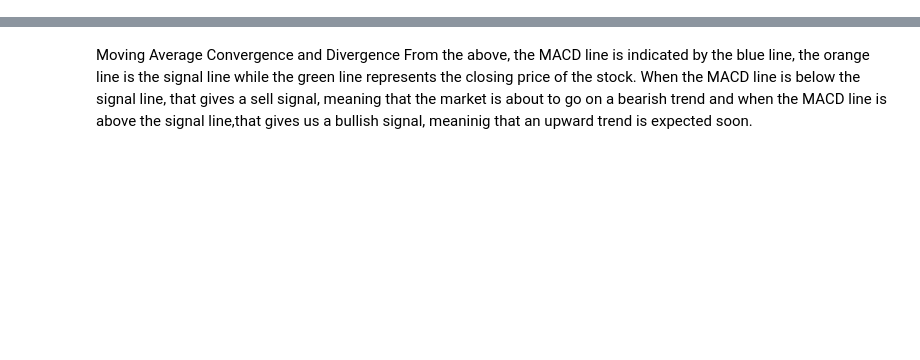
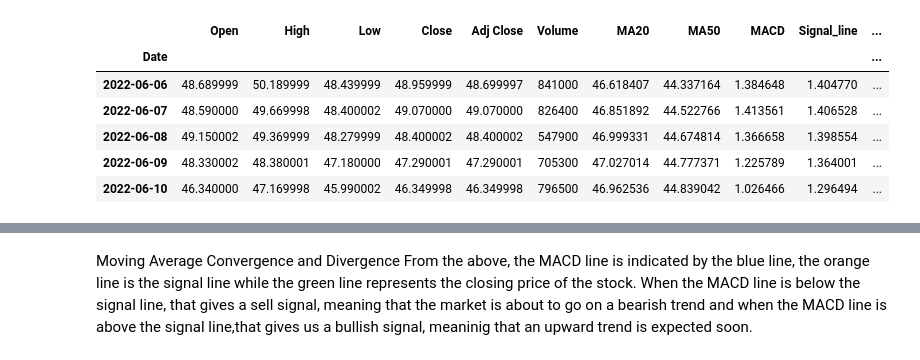
Before and after one commit to Mustaphayinka/Time_Series_Analysis, a Jupyter notebook: Analysis2.ipynb, the cells around one changed output, grey strips where cells are left out. Drawn from its saved outputs; the diff is of its cells as text; code cells hidden in the pictures; blank space fills up the shorter version.

```diff
--- a/Analysis2.ipynb
+++ b/Analysis2.ipynb
@@ -71,4 +71,14 @@ avt
 505 rows × 8 columns
+# %%
+avt.tail()
+# %% [output]
+|  | Open | High | Low | Close | Adj Close | Volume | MA20 | MA50 | MACD | Signal_line | ... |
+| Date |  |  |  |  |  |  |  |  |  |  | ... |
+| 2022-06-06 | 48.689999 | 50.189999 | 48.439999 | 48.959999 | 48.699997 | 841000 | 46.618407 | 44.337164 | 1.384648 | 1.404770 | ... |
+| 2022-06-07 | 48.590000 | 49.669998 | 48.400002 | 49.070000 | 49.070000 | 826400 | 46.851892 | 44.522766 | 1.413561 | 1.406528 | ... |
+| 2022-06-08 | 49.150002 | 49.369999 | 48.279999 | 48.400002 | 48.400002 | 547900 | 46.999331 | 44.674814 | 1.366658 | 1.398554 | ... |
+| 2022-06-09 | 48.330002 | 48.380001 | 47.180000 | 47.290001 | 47.290001 | 705300 | 47.027014 | 44.777371 | 1.225789 | 1.364001 | ... |
+| 2022-06-10 | 46.340000 | 47.169998 | 45.990002 | 46.349998 | 46.349998 | 796500 | 46.962536 | 44.839042 | 1.026466 | 1.296494 | ... |
 # %%
 exp1 = avt['Adj Close'].ewm(span=12, adjust=False).mean()
 exp2 = avt['Adj Close'].ewm(span=26, adjust=False).mean()
```
Also changed, not shown: parts of 8 cells of this notebook.
